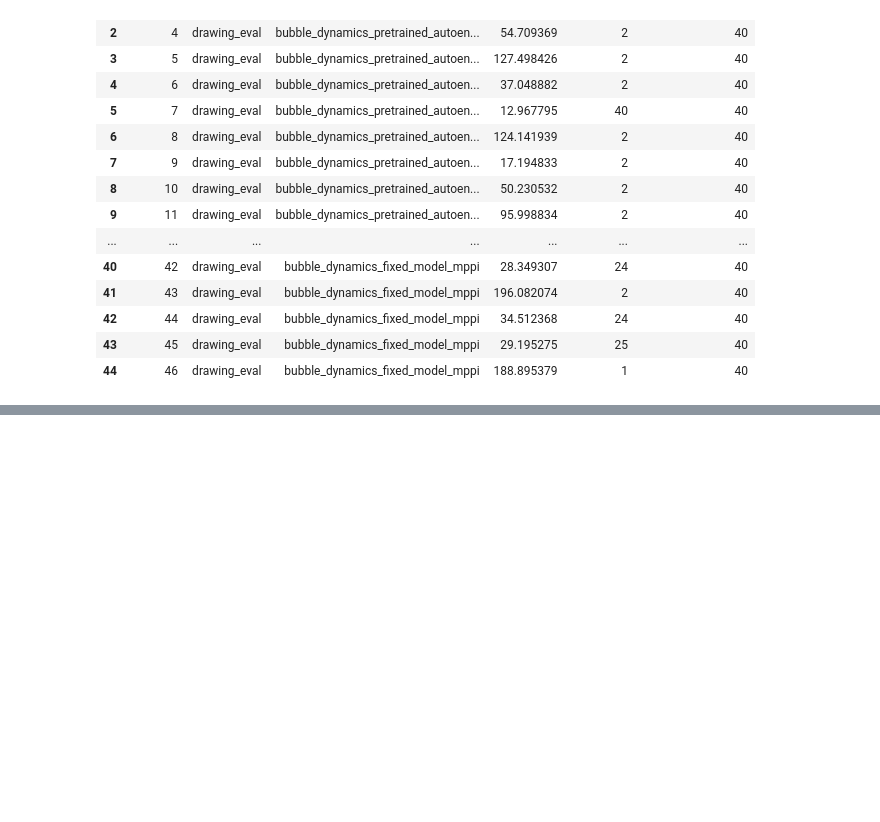
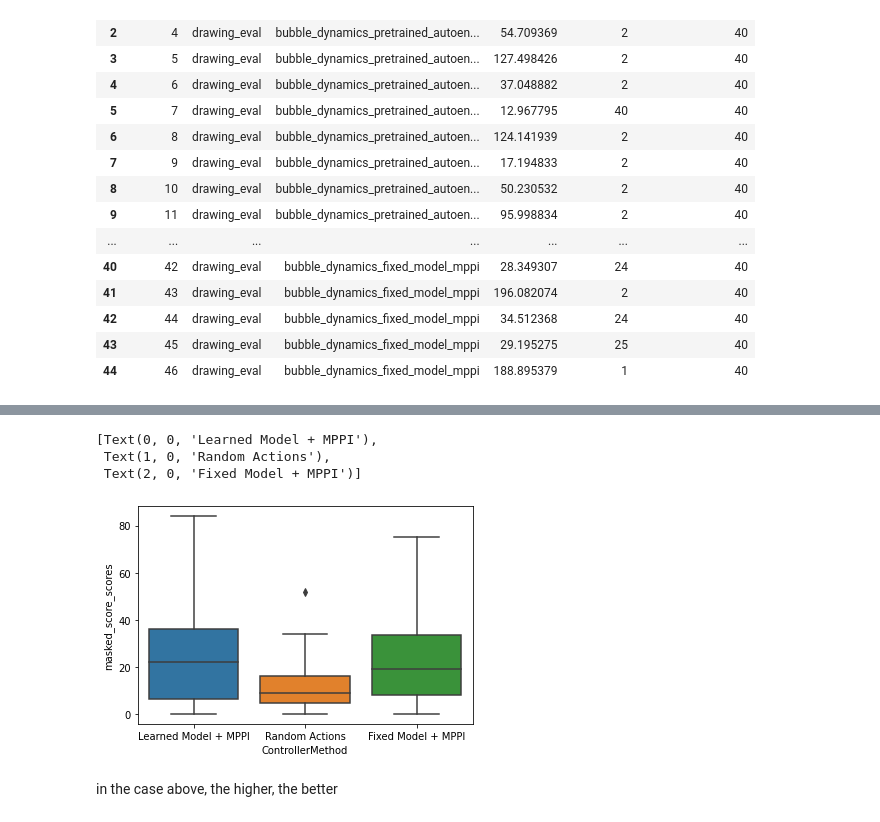
Before and after one commit to MMintLab/BubbleControl, a Jupyter notebook: notebooks/drawing_evaluation.ipynb, the cells around one changed output, grey strips where cells are left out. Drawn from its saved outputs; the diff is of its cells as text; code cells hidden in the pictures; blank space fills up the shorter version.

```diff
--- a/notebooks/drawing_evaluation.ipynb
+++ b/notebooks/drawing_evaluation.ipynb
@@ -62,0 +215,11 @@ STD: 33.65667500433957
+# %%
+ax = sns.boxplot(x='ControllerMethod', y='masked_score_scores', data=df, whis=3.0)
+# ax = sns.boxplot(x='ControllerMethod', y='new_scores', data=df)
+ax.set_xticklabels(['Learned Model + MPPI', 'Random Actions', 'Fixed Model + MPPI'])
+# %% [output]
+[Text(0, 0, 'Learned Model + MPPI'),
+ Text(1, 0, 'Random Actions'),
+ Text(2, 0, 'Fixed Model + MPPI')]
+[figure, added]
+# %% [markdown]
+in the case above, the higher, the better
```
Also changed, not shown: parts of 29 cells of this notebook, 1 other file.
